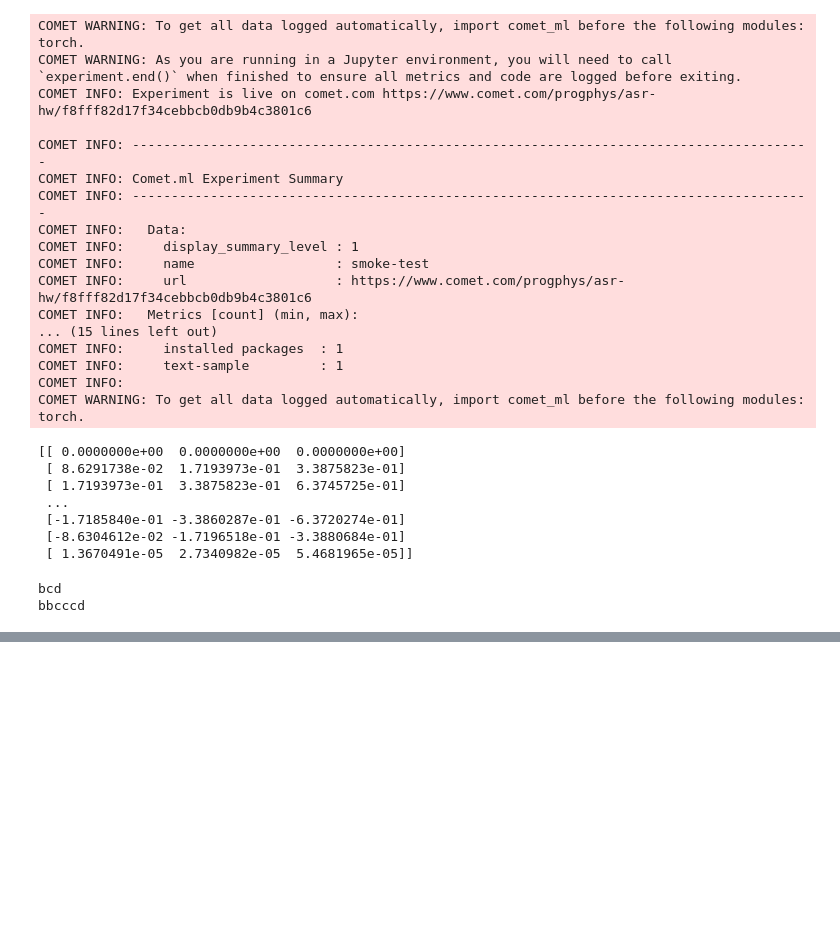
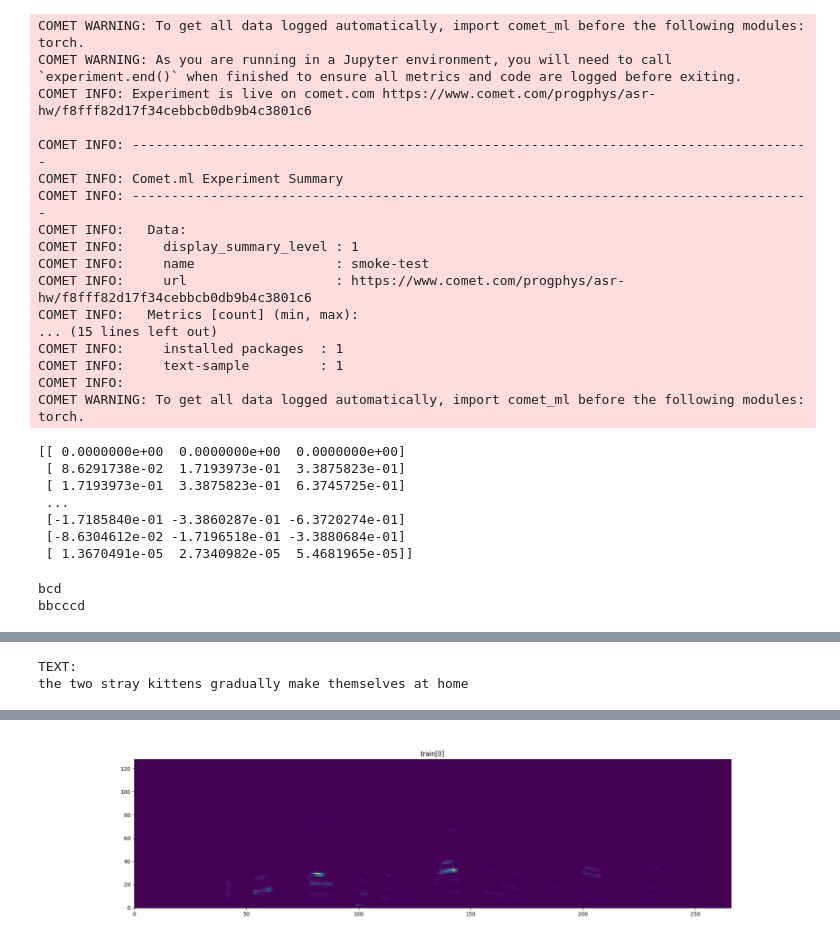
Before and after one commit to progphys/DLA_HW_ASR, a Jupyter notebook: test_modules.ipynb, the cells around one changed output, grey strips where cells are left out. Cells and saved outputs as stored; diff of their text form; code cells hidden in the pictures; blank space fills up the shorter version.

Commit message:
Done all onebatch experiment, starting realization of ConfromerCTC

```diff
--- a/test_modules.ipynb
+++ b/test_modules.ipynb
@@ -117,22 +117,3 @@ for t, p, cer_exp, wer_exp in tests:
 
     if wer_exp is not None:
         assert abs(wer - wer_exp) < eps, (t, p, wer, wer_exp)
-# %%
-import torch
-from torch.utils.data import DataLoader
-from omegaconf import OmegaConf
-from hydra.utils import instantiate
-from src.datasets.collate import collate_fn
-
-datasets_cfg = OmegaConf.load("src/configs/datasets/onebatchtest.yaml")
-instance_tf_cfg = OmegaConf.load(
-    "src/configs/transforms/instance_transforms/example.yaml"
-)
-
-instance_transforms_train = {
-    k: instantiate(v) for k, v in instance_tf_cfg.train.items()
-}
-
-instance_transforms_infer = {
-    k: instantiate(v) for k, v in instance_tf_cfg.inference.items()
-}
@@ -145,0 +236,27 @@ NameError: name 'torchvision' is not defined
+# %%
+import IPython.display as ipd
+import matplotlib.pyplot as plt
+from IPython.display import display
+import torchvision.transforms.functional as F
+
+from src.logger.utils import plot_spectrogram
+
+item = ds_train[0]
+
+print("TEXT:")
+print(item["text"][:200])
+
+audio = item["audio"].squeeze(0).cpu().numpy()
+display(ipd.Audio(audio, rate=ds_train.target_sr))
+
+
+spec = item["spectrogram"]
+spec2d = spec.squeeze(0)
+
+img = plot_spectrogram(spec2d, name="train[0]")
+
+
+display(F.to_pil_image(img))
+# %% [output]
+TEXT:
+the two stray kittens gradually make themselves at home
@@ -145,0 +264 @@ NameError: name 'torchvision' is not defined
+[figure, added]
```
Also changed, not shown: parts of 6 cells of this notebook, 8 other files.
